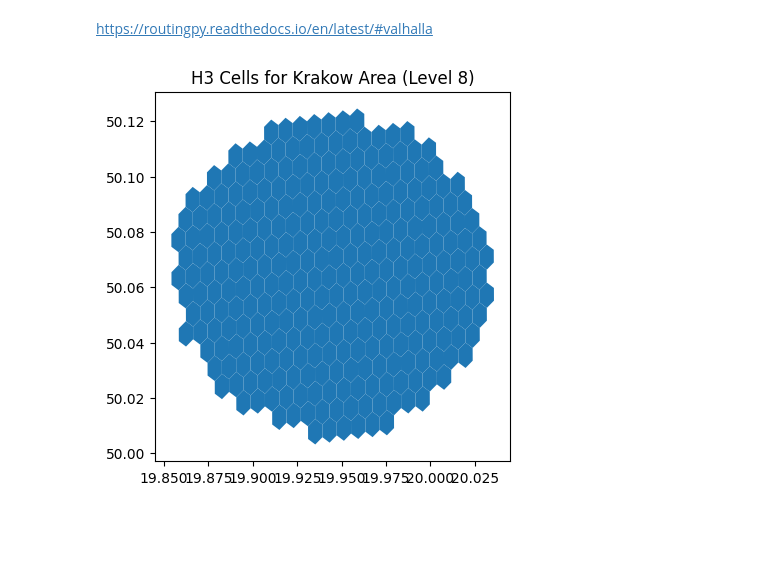
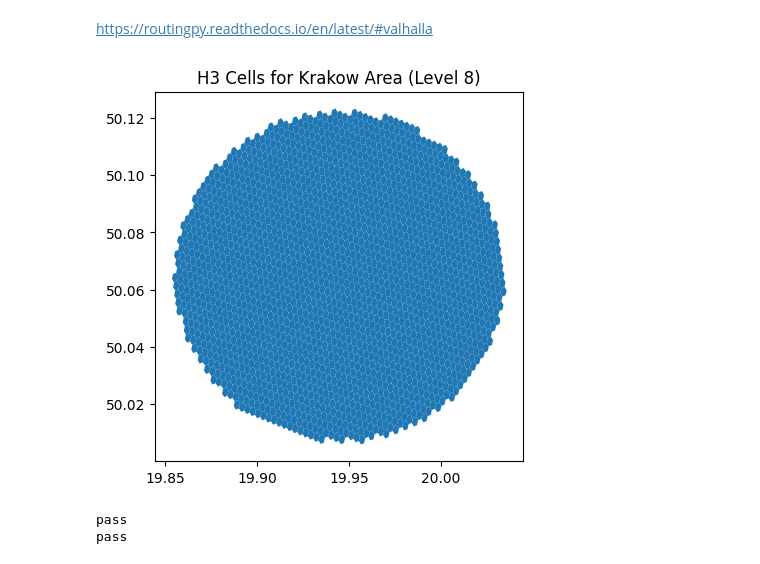
Before and after one commit to marcinszwagrzyk/marcinszwagrzyk.github.io, a Jupyter notebook: h3_tas/H3_routing.ipynb, the cells around one changed output. Saved outputs shown, nothing was run; the diff lists cells and outputs as text; code cells hidden in the pictures; blank space fills up the shorter version.

Commit message:
resolution input

```diff
--- a/h3_tas/H3_routing.ipynb
+++ b/h3_tas/H3_routing.ipynb
@@ -13,34 +13,34 @@ https://routingpy.readthedocs.io/en/latest/#valhalla
 # %%
 import geopandas as gpd
 import h3
 from shapely.geometry import Polygon, Point
 import matplotlib.pyplot as plt
 
 # Define Krakow's coordinates and buffer
 krakow_coords = (19.9449799, 50.0646501)  # Coordinates of Krakow center
 buffer_radius = 10000  # 50 km buffer
 
 # Create a GeoDataFrame for Krakow's buffer
 crs = 'epsg:4326'
 krakow_point = gpd.GeoDataFrame(geometry=[Point(krakow_coords)], crs=crs)
 krakow_buffer = krakow_point.to_crs('epsg:3857').buffer(buffer_radius).to_crs(crs)
 
 # Generate H3 cells for level 8 within the buffer
-h3_resolution = 8
+h3_resolution = 9
 krakow_bounds = krakow_buffer.geometry[0].bounds  # Get bounds of the buffered region
 min_lat, min_lon, max_lat, max_lon = krakow_bounds
 h3_cells = h3.polyfill(krakow_buffer.geometry[0].__geo_interface__, h3_resolution)
 
 # Create GeoDataFrame for H3 cells
 h3_geoms = [Polygon(h3.h3_to_geo_boundary(h)) for h in h3_cells]
 gdf_h3_krk = gpd.GeoDataFrame({'h3_index': list(h3_cells)}, geometry=h3_geoms, crs=crs)
 
 # Plot the generated H3 cells
 gdf_h3_krk.plot()
 plt.title("H3 Cells for Krakow Area (Level 8)")
 plt.show()
 # %% [output]
-[figure, old version]
+[figure, new version]
 # %%
 # settipng up service
 api = rp.Valhalla(base_url= 'https://valhalla1.openstreetmap.de')
@@ -55,7 +55,7 @@ counter=0
 for index, row in gdf_h3_krk.iterrows():
     try:
         counter+=1
-        h3_cell = h3.geo_to_h3(row.y, row.x, 8)
+        h3_cell = h3.geo_to_h3(row.y, row.x, h3_resolution)
         neighbors = h3.k_ring(h3_cell, 1)
         list_nejb_seconds = []
 
@@ -76,5 +76,8 @@ for index, row in gdf_h3_krk.iterrows():
         pass
 
 # gdf_h3_krk.to_file(r'd:\GIS\pl\h3_routing\test_head_100.shp')
+# %% [output]
+pass
+pass
 # %%
 new_df.to_csv(r'd:\GIS\pl\h3_routing\h3_routing_dict.csv')
```
Also changed, not shown: parts of 1 cell of this notebook.
